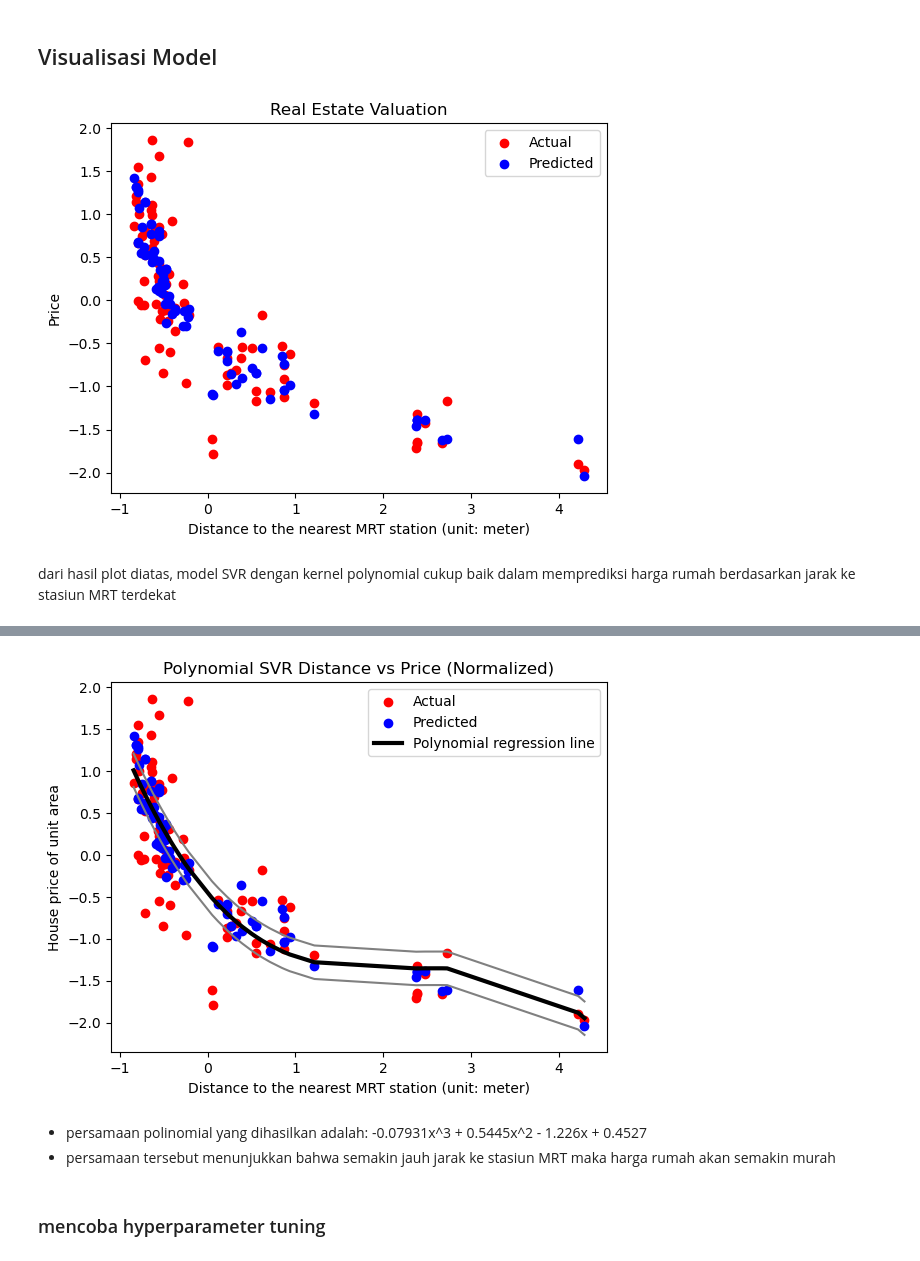
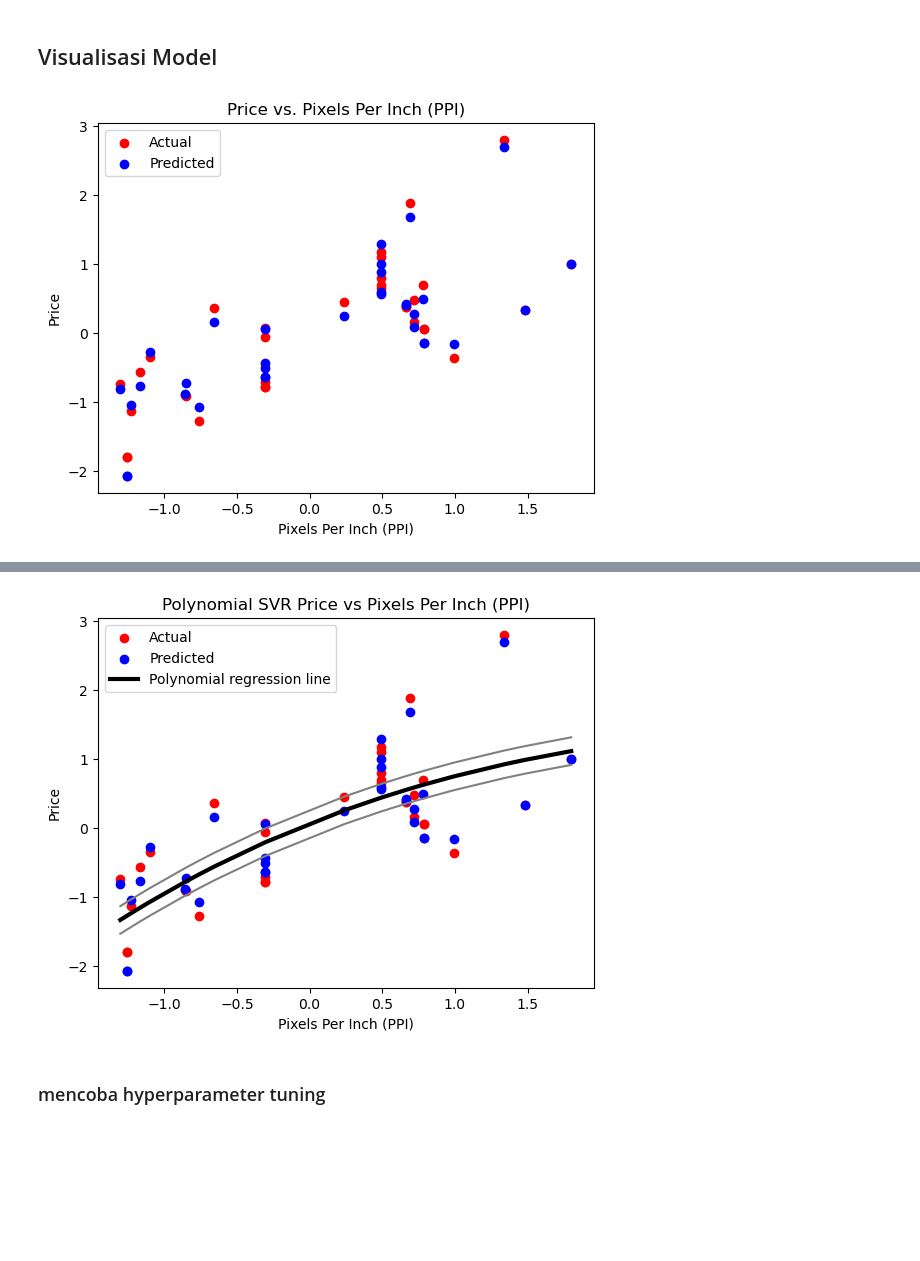
Before and after one commit to marlinaa31/Tugas-2---Machine-Learning, a Jupyter notebook: SVM-Regresion.ipynb, the cells around one changed output, grey strips where cells are left out. Drawn from its saved outputs; the diff is of its cells as text; code cells hidden in the pictures; blank space fills up the shorter version.

```diff
--- a/SVM-Regresion.ipynb
+++ b/SVM-Regresion.ipynb
@@ -34,6 +39,6 @@ import matplotlib.pyplot as plt
 import seaborn as sns
 # %%
 # Baca dataset
-house_df = pd.read_excel("dataset/UCI_Real_Estate_Valuation.xlsx")
-house_df.head()
+df = pd.read_csv("dataset/Cellphone.csv")
+df.head()
 # %% [output]
@@ -81,2 +98,4 @@ house_df.rename(
+# %%
+df.drop('Product_id', inplace = True, axis = 1)
 # %%
 # informasi statistik dari dataset
@@ -174,8 +197,8 @@ from sklearn.preprocessing import StandardScaler
 scaler = StandardScaler()
 
 # Tentukan variabel independen dan dependen
-X = house_df.drop('Target', axis=1)
-y = house_df['Target']
+X = df.drop('Price', axis=1)
+y = df['Price']
 
 # Scaling the data independent variable
 x_scaled = scaler.fit_transform(X)
@@ -243,21 +266,19 @@ alasan penggunaan parameter coef0 = 1 karena menaikkan hasil prediksi menjadi le
 ## Visualisasi Model
 # %%
 # Scatter plot of test data dan predicted data
-plt.scatter(X_test[:,1], y_test, color='red', label='Actual')
-plt.scatter(X_test[:,1], y_pred, color='blue', label='Predicted')
-plt.title('Real Estate Valuation')
-plt.xlabel('Distance to the nearest MRT station (unit: meter)')
+plt.scatter(X_test[:,3], y_test, color='red', label='Actual')
+plt.scatter(X_test[:,3], y_pred, color='blue', label='Predicted')
+plt.title('Price vs. Pixels Per Inch (PPI)')
+plt.xlabel('Pixels Per Inch (PPI)')
 plt.ylabel('Price')
 plt.legend()
 plt.show()
 # %% [output]
-[figure, old version]
+[figure, new version]
-# %% [markdown]
-dari hasil plot diatas, model SVR dengan kernel polynomial cukup baik dalam memprediksi harga rumah berdasarkan jarak ke stasiun MRT terdekat
 # %%
 # Sort the test data and predicted data
-sorted_indices = np.argsort(X_test[:,1], axis=0)
-X_test_sorted = X_test[:,1][sorted_indices].reshape(-1,1)
+sorted_indices = np.argsort(X_test[:,3], axis=0)
+X_test_sorted = X_test[:,3][sorted_indices].reshape(-1,1)
 y_pred_sorted = y_pred[sorted_indices]
 
 # Fit a polynomial curve
@@ -269,16 +290,16 @@ print("Polynomial equation:")
 print(polynomial)
 
 # Plot data points
-plt.scatter(X_test[:,1], y_test, color='red', label='Actual')
-plt.scatter(X_test[:,1], y_pred, color='blue', label='Predicted')
+plt.scatter(X_test[:,3], y_test, color='red', label='Actual')
+plt.scatter(X_test[:,3], y_pred, color='blue', label='Predicted')
 
 # Plot polynomial curve
 plt.plot(X_test_sorted, polynomial(X_test_sorted), color='black', label='Polynomial regression line', linewidth=3)
 plt.plot(X_test_sorted, polynomial(X_test_sorted)-0.2, color='gray', )
 plt.plot(X_test_sorted, polynomial(X_test_sorted)+0.2, color='gray')
-plt.title('Polynomial SVR Distance vs Price (Normalized)')
-plt.xlabel('Distance to the nearest MRT station (unit: meter)')
-plt.ylabel('House price of unit area')
+plt.title('Polynomial SVR Price vs Pixels Per Inch (PPI)')
+plt.xlabel('Pixels Per Inch (PPI)')
+plt.ylabel('Price')
 plt.legend()
 plt.show()
 # %% [output]
@@ -288,7 +309,4 @@ Polynomial equation:
-[figure, old version]
+[figure, new version]
-# %% [markdown]
-* persamaan polinomial yang dihasilkan adalah: -0.07931x^3 + 0.5445x^2 - 1.226x + 0.4527
-* persamaan tersebut menunjukkan bahwa semakin jauh jarak ke stasiun MRT maka harga rumah akan semakin murah
 # %% [markdown]
 ### mencoba hyperparameter tuning
 # %%
```
Also changed, not shown: parts of 30 cells of this notebook, 1 other file.
